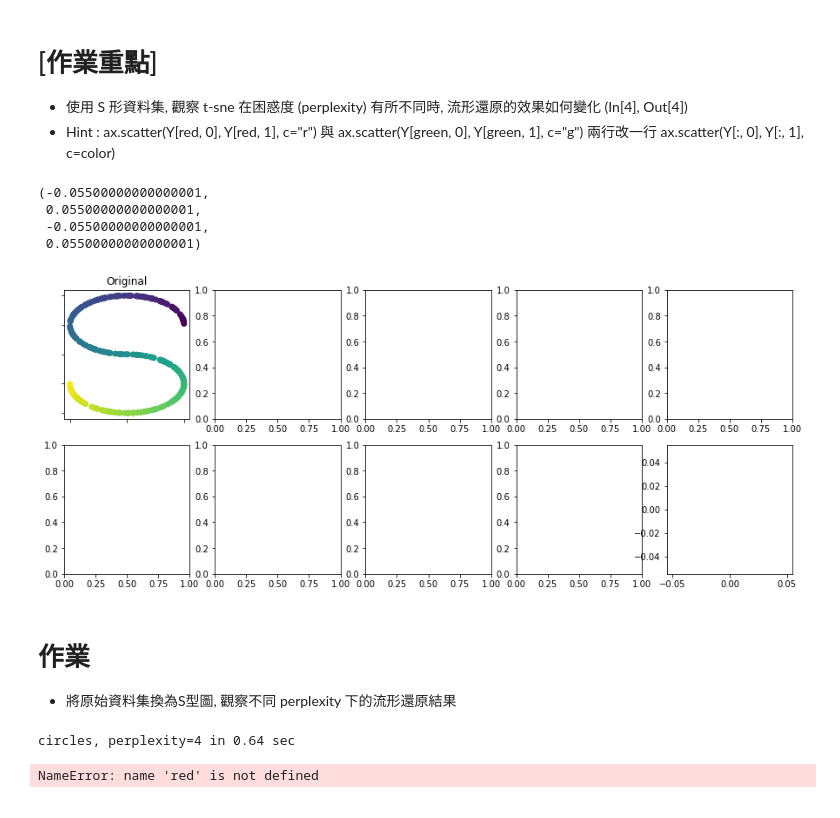
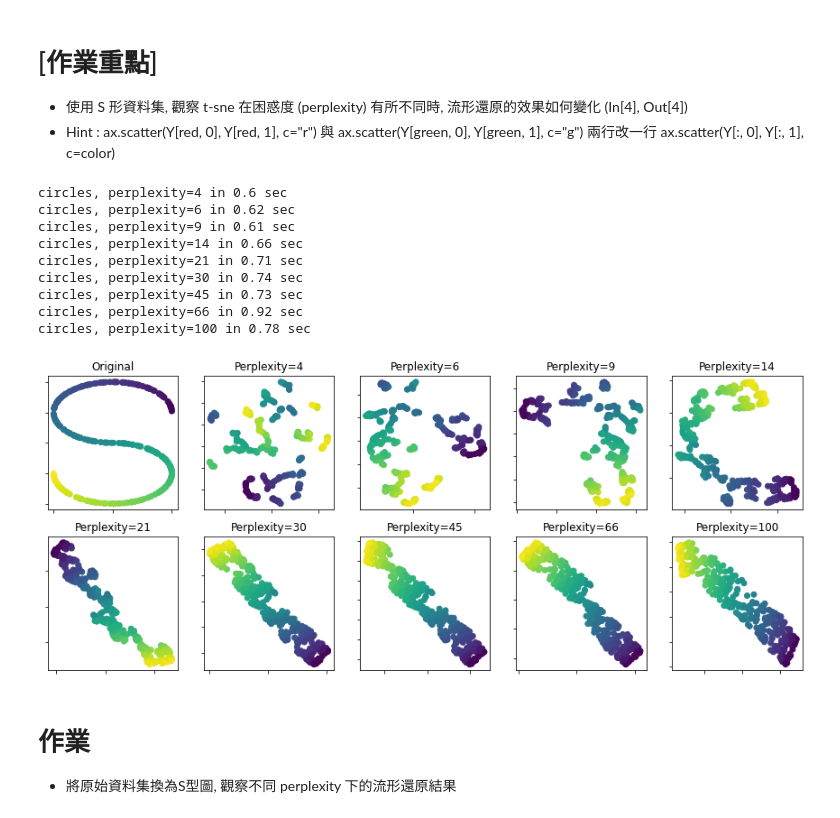
Before and after one commit to shinefirem/ML100Days, a Jupyter notebook: homework/Day_062_HW.ipynb, the cells around one changed output. Saved outputs shown, nothing was run; the diff lists cells and outputs as text; code cells hidden in the pictures.

```diff
--- a/homework/Day_062_HW.ipynb
+++ b/homework/Day_062_HW.ipynb
@@ -18,51 +18,52 @@ from time import time
 # %%
 # 設定模型與繪圖參數
 n_samples = 300
 n_components = 2
 (fig, subplots) = plt.subplots(2, 5, figsize=(15, 6))
 perplexities = [4, 6, 9, 14, 21, 30, 45, 66, 100]
 
 # 設定S曲線資料點
 X, color = datasets.make_s_curve(n_samples, random_state=0)
 
 # 繪製資料原圖
 ax = subplots[0][0]
 ax.set_title("Original")
 ax.scatter(X[:, 0], X[:, 2], c=color)
 ax.xaxis.set_major_formatter(NullFormatter())
 ax.yaxis.set_major_formatter(NullFormatter())
 plt.axis('tight')
+
+# 繪製不同 perplexity 下的 t-SNE 流形還原圖 (請注意! 語法也要對應調整)
+for i, perplexity in enumerate(perplexities):
+    if i<4:
+        ax = subplots[0][i+1]
+    else:
+        ax = subplots[1][i-4]
+
+    t0 = time()
+    tsne = manifold.TSNE(n_components=n_components, init='random',
+                         random_state=0, perplexity=perplexity)
+    Y = tsne.fit_transform(X)
+    t1 = time()
+    print("circles, perplexity=%d in %.2g sec" % (perplexity, t1 - t0))
+    ax.set_title("Perplexity=%d" % perplexity)
+    ax.scatter(Y[:, 0], Y[:, 1], c=color)
+    ax.xaxis.set_major_formatter(NullFormatter())
+    ax.yaxis.set_major_formatter(NullFormatter())
+    ax.axis('tight')
+
+plt.show()
 # %% [output]
-(-0.05500000000000001,
- 0.05500000000000001,
- -0.05500000000000001,
- 0.05500000000000001)
+circles, perplexity=4 in 0.6 sec
+circles, perplexity=6 in 0.62 sec
+circles, perplexity=9 in 0.61 sec
+circles, perplexity=14 in 0.66 sec
+circles, perplexity=21 in 0.71 sec
+circles, perplexity=30 in 0.74 sec
+circles, perplexity=45 in 0.73 sec
+circles, perplexity=66 in 0.92 sec
+circles, perplexity=100 in 0.78 sec
-[figure, old version]
+[figure, new version]
 # %% [markdown]
 # 作業
 * 將原始資料集換為S型圖, 觀察不同 perplexity 下的流形還原結果
-# %%
-# 繪製不同 perplexity 下的 t-SNE 流形還原圖 (請注意! 語法也要對應調整)
-for i, perplexity in enumerate(perplexities):
-    if i<4:
-        ax = subplots[0][i+1]
-    else:
-        ax = subplots[1][i-4]
-
-    t0 = time()
-    tsne = manifold.TSNE(n_components=n_components, init='random',
-                         random_state=0, perplexity=perplexity)
-    Y = tsne.fit_transform(X)
-    t1 = time()
-    print("circles, perplexity=%d in %.2g sec" % (perplexity, t1 - t0))
-    ax.set_title("Perplexity=%d" % perplexity)
-    ax.scatter(Y[red, 0], Y[red, 1], c="r")
-    ax.scatter(Y[green, 0], Y[green, 1], c="g")
-    ax.xaxis.set_major_formatter(NullFormatter())
-    ax.yaxis.set_major_formatter(NullFormatter())
-    ax.axis('tight')
-
-plt.show()
-# %% [output]
-circles, perplexity=4 in 0.64 sec
-NameError: name 'red' is not defined
```
